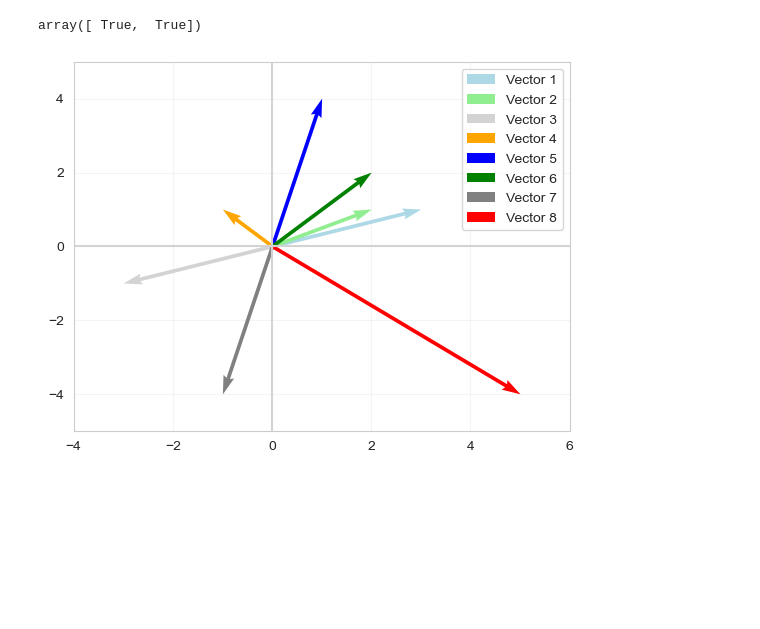
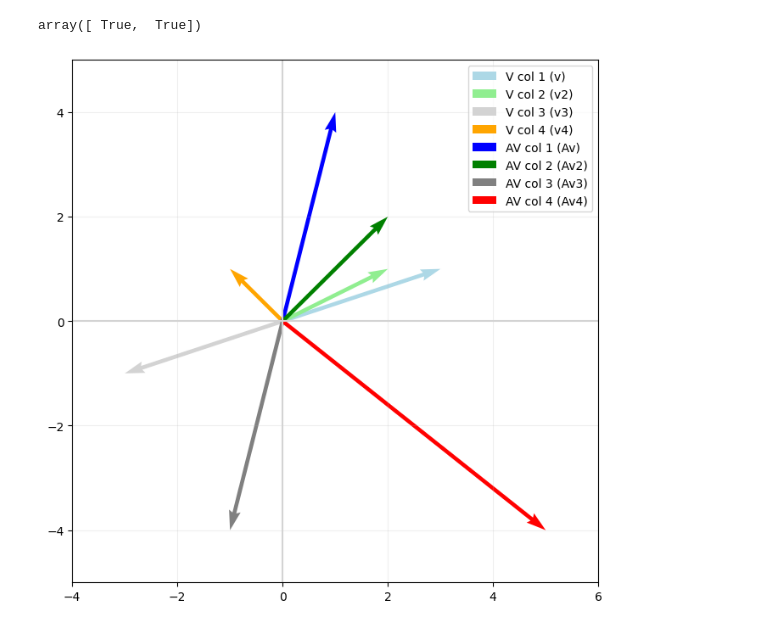
Before and after one commit to valatwork/linear-algebra, a Jupyter notebook: project/010-eigendecomposition.ipynb, the cells around one changed output. Saved outputs shown, nothing was run; the diff lists cells and outputs as text; code cells hidden in the pictures; blank space fills up the shorter version.

Commit message:
Updated 010-eigendecomposition.ipynb added labels to plots

```diff
--- a/project/010-eigendecomposition.ipynb
+++ b/project/010-eigendecomposition.ipynb
@@ -32,7 +32,7 @@ def plot_vectors(vectors, colors, labels=None):
     plt.xlim(-1, 4)
     plt.ylim(-1, 4)
     """
-    plt.figure()
+    #plt.figure()
     plt.grid(alpha=0.2)
     plt.axvline(x=0, color='lightgray')
     plt.axhline(y=0, color='lightgray')
@@ -197,11 +197,12 @@ vectorfy(V, 0) == v
 # %% [output]
 array([ True,  True])
 # %%
+plt.figure(figsize=(8, 8))
 plot_vectors([vectorfy(V, 0), vectorfy(V, 1), vectorfy(V, 2), vectorfy(V, 3),
              vectorfy(AV, 0), vectorfy(AV, 1), vectorfy(AV, 2), vectorfy(AV, 3)],
             ['lightblue', 'lightgreen', 'lightgray', 'orange',
-             'blue', 'green', 'gray', 'red'])
+             'blue', 'green', 'gray', 'red'], ['V col 1 (v)', 'V col 2 (v2)', 'V col 3 (v3)', 'V col 4 (v4)', 'AV col 1 (Av)', 'AV col 2 (Av2)', 'AV col 3 (Av3)', 'AV col 4 (Av4)'])
 plt.xlim(-4, 6)
 _ = plt.ylim(-5, 5)
 # %% [output]
-[figure, old version]
+[figure, new version]
```
Also changed, not shown: parts of 6 cells of this notebook.
